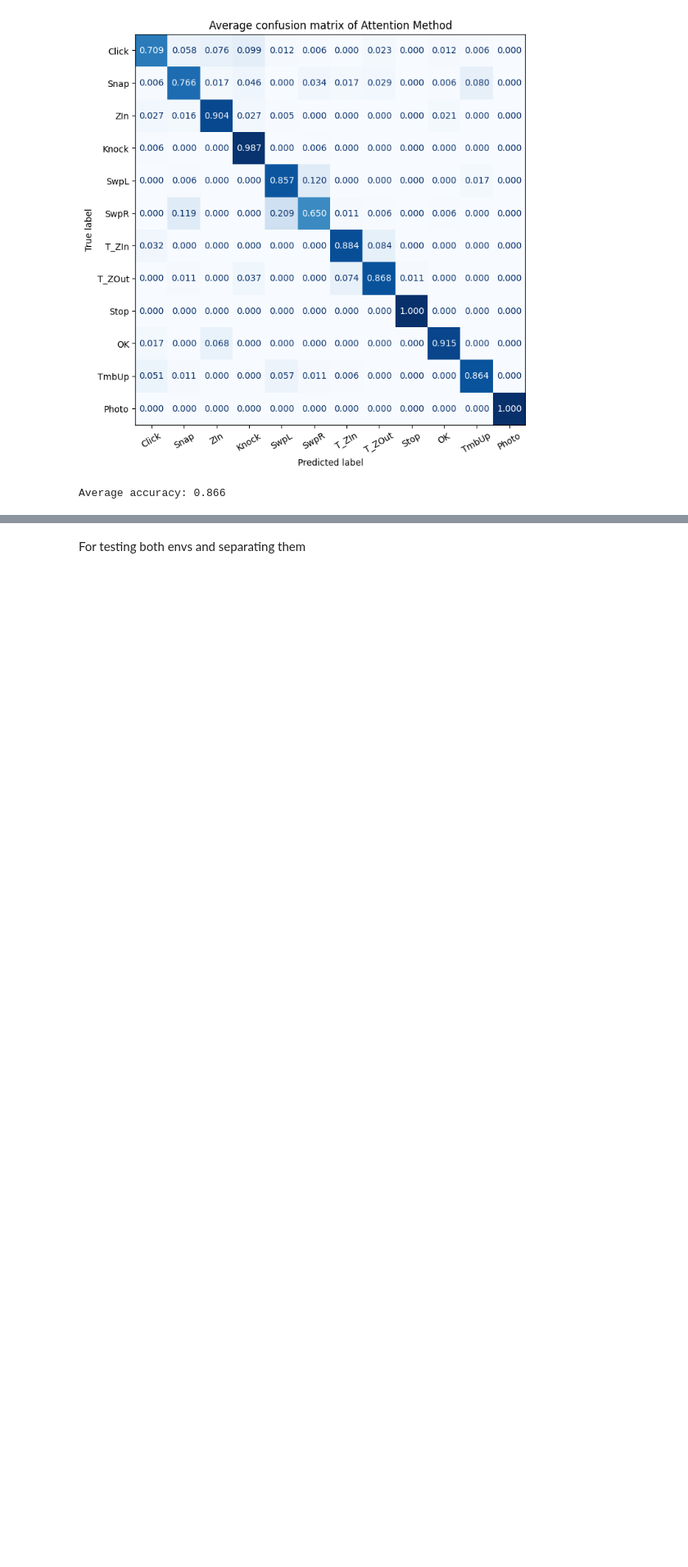
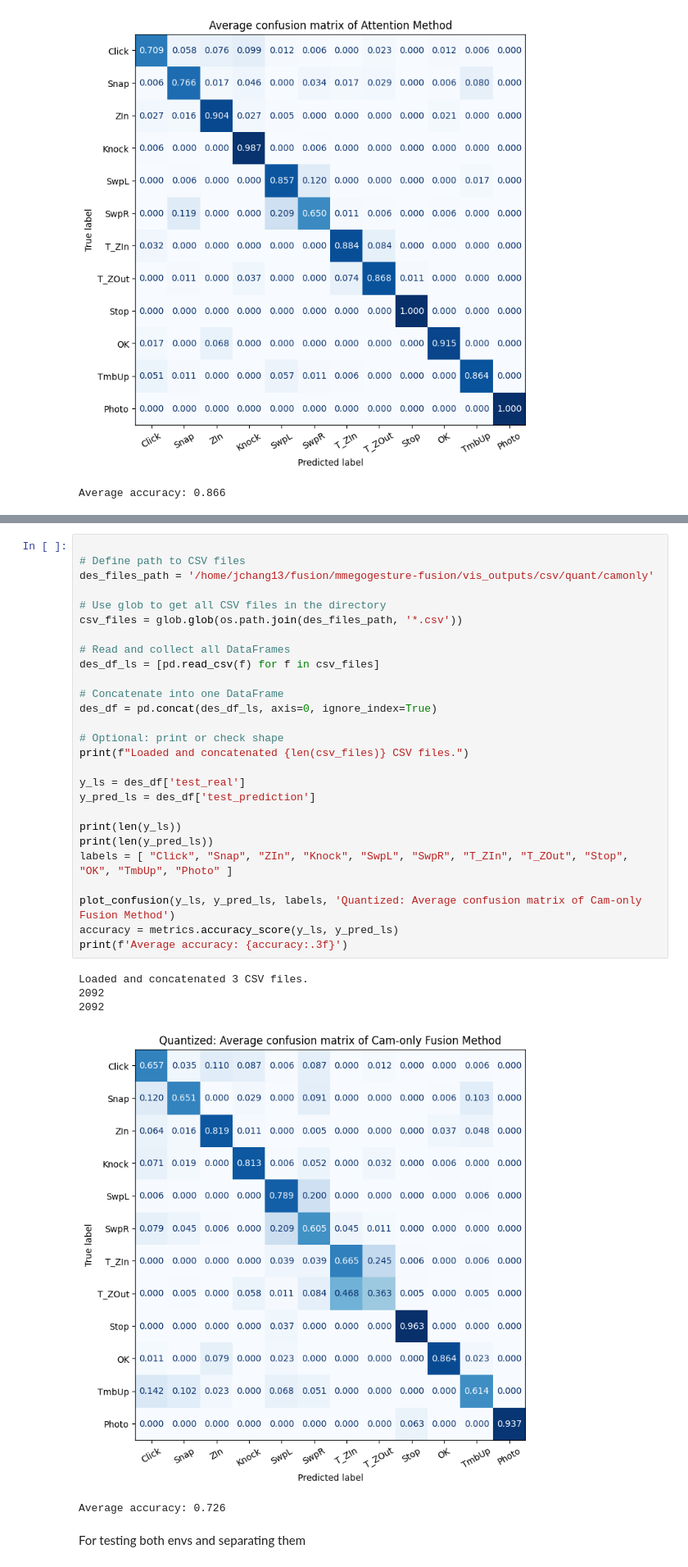
Before and after one commit to yangs12/mmegogesture-fusion, a Jupyter notebook: avg_resulting/confusion_matrix_merged.ipynb, the cells around one changed output, grey strips where cells are left out. Shown: that part at 82% size. Saved outputs shown, nothing was run; the diff lists cells and outputs as text; blank space fills up the shorter version.

```diff
--- a/avg_resulting/confusion_matrix_merged.ipynb
+++ b/avg_resulting/confusion_matrix_merged.ipynb
@@ -129,2 +228,35 @@ Average accuracy: 0.866
+# %%
+
+# Define path to CSV files
+des_files_path = '/home/jchang13/fusion/mmegogesture-fusion/vis_outputs/csv/quant/camonly'
+
+# Use glob to get all CSV files in the directory
+csv_files = glob.glob(os.path.join(des_files_path, '*.csv'))
+
+# Read and collect all DataFrames
+des_df_ls = [pd.read_csv(f) for f in csv_files]
+
+# Concatenate into one DataFrame
+des_df = pd.concat(des_df_ls, axis=0, ignore_index=True)
+
+# Optional: print or check shape
+print(f"Loaded and concatenated {len(csv_files)} CSV files.")
+
+y_ls = des_df['test_real']
+y_pred_ls = des_df['test_prediction']
+
+print(len(y_ls))
+print(len(y_pred_ls))
+labels = [ "Click", "Snap", "ZIn", "Knock", "SwpL", "SwpR", "T_ZIn", "T_ZOut", "Stop", "OK", "TmbUp", "Photo" ]
+
+plot_confusion(y_ls, y_pred_ls, labels, 'Quantized: Average confusion matrix of Cam-only Fusion Method')
+accuracy = metrics.accuracy_score(y_ls, y_pred_ls)
+print(f'Average accuracy: {accuracy:.3f}')
+# %% [output]
+Loaded and concatenated 3 CSV files.
+2092
+2092
+[figure, added]
+Average accuracy: 0.726
 # %% [markdown]
 For testing both envs and separating them
```
Also changed, not shown: parts of 3 cells of this notebook, 23 other files.
